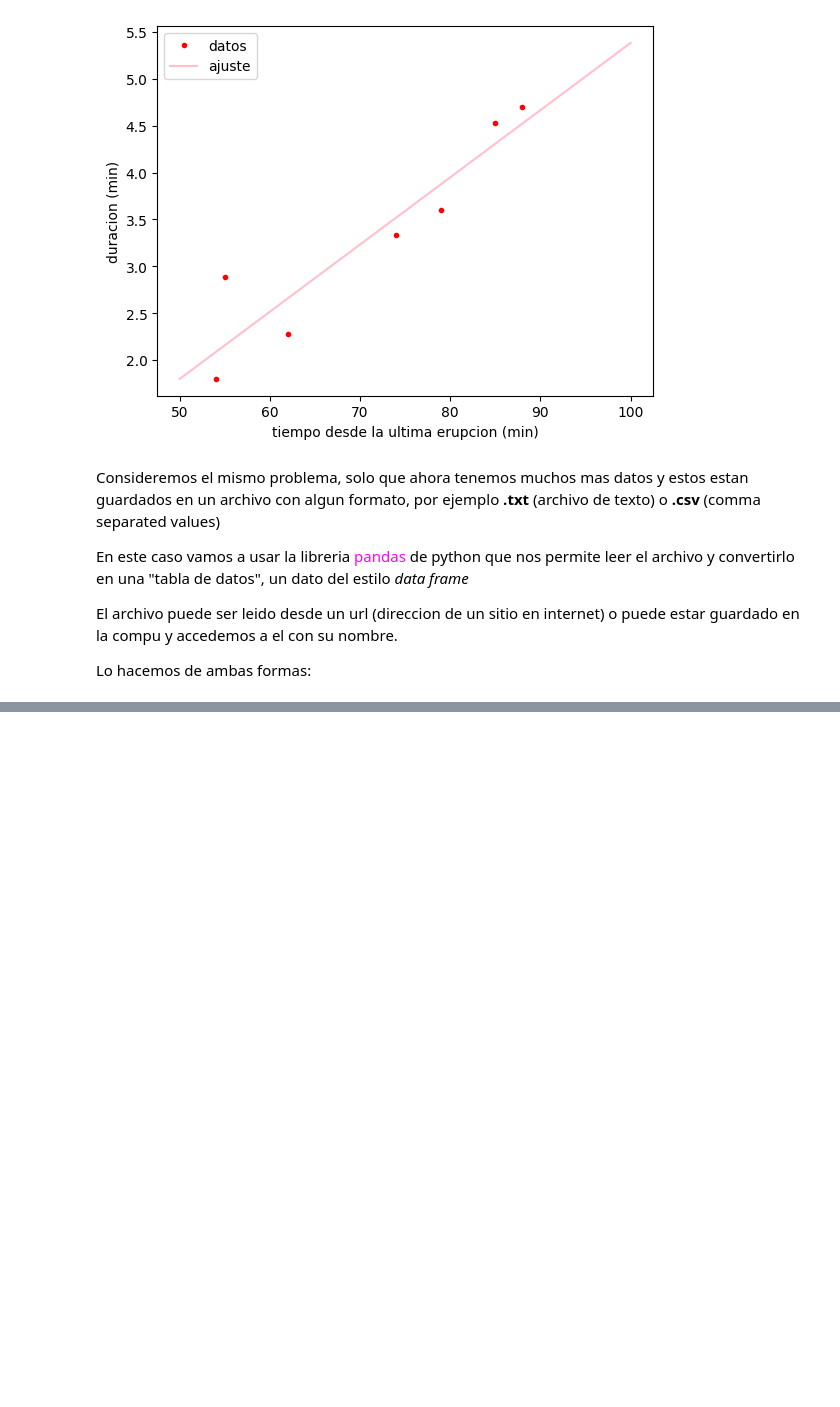
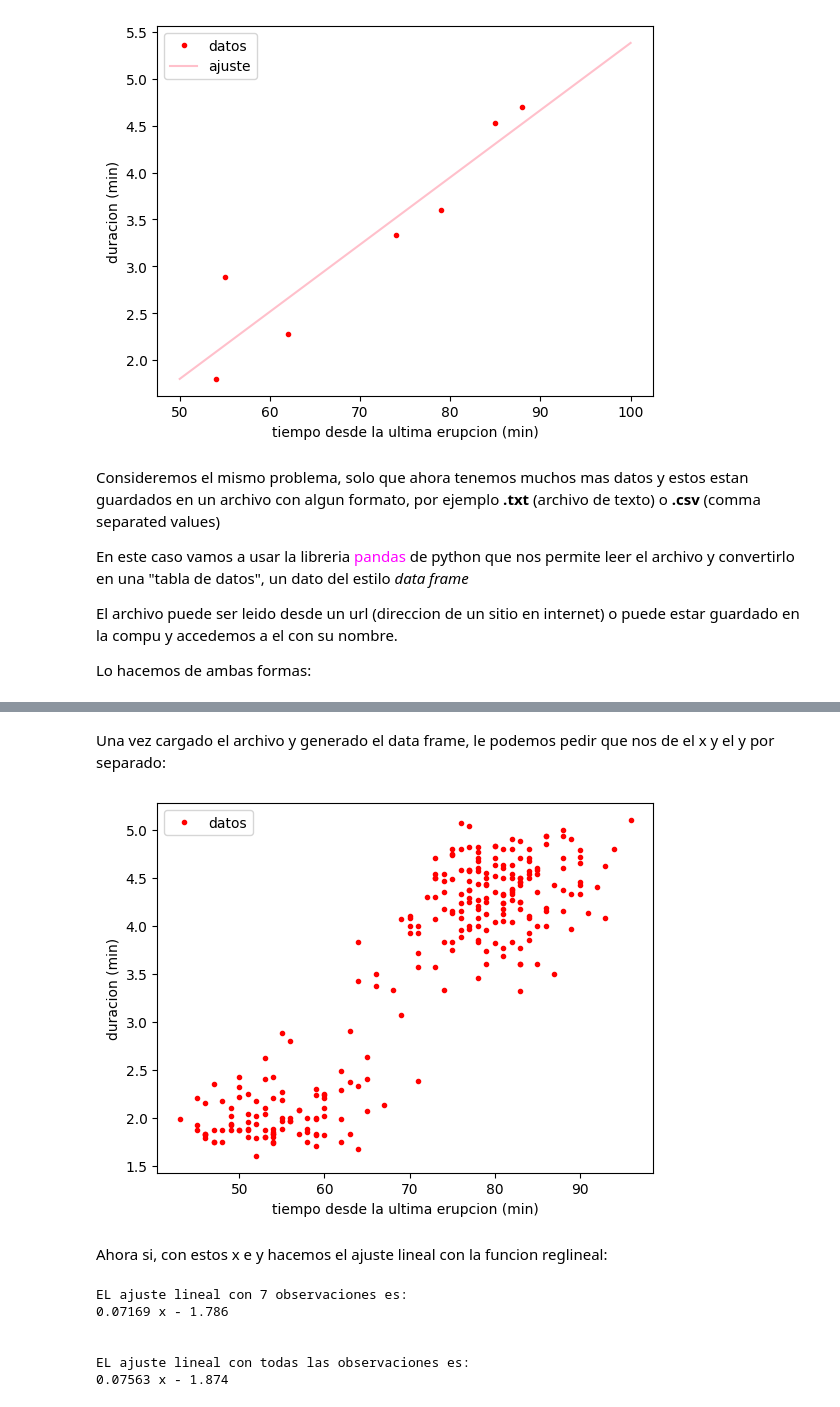
Before and after one commit to binaria010/Mate2B, a Jupyter notebook: Segunda Parte/MinimosCuadrados/Clase 1.ipynb, the cells around one changed output, grey strips where cells are left out. Cells and saved outputs as stored; diff of their text form; code cells hidden in the pictures; blank space fills up the shorter version.

```diff
--- a/Segunda Parte/MinimosCuadrados/Clase 1.ipynb
+++ b/Segunda Parte/MinimosCuadrados/Clase 1.ipynb
@@ -147,0 +148,18 @@ data_faithful.head()    #nos muestra las primeras 5 filas de los datos
+# %% [markdown]
+Una vez cargado el archivo y generado el data frame, le podemos pedir que nos de el x y el y por separado:
+# %%
+x_todas = np.array(data_faithful["waiting"])  # la columna "waiting" es la x, la convertimos en un array de numpy
+y_todas = np.array(data_faithful["eruptions"])  # la columna "eruptions" es la y, la convertimos en un array de numpy
+
+
+#ploteemos los datos para tener una idea:
+
+plt.plot(x_todas, y_todas, ".", label = "datos", color = "red")
+plt.ylabel("duracion (min)")
+plt.xlabel("tiempo desde la ultima erupcion (min)")
+plt.legend()
+plt.show()
+# %% [output]
+[figure, added]
+# %% [markdown]
+Ahora si, con estos x e y hacemos el ajuste lineal con la funcion reglineal:
@@ -147,0 +168,11 @@ data_faithful.head()    #nos muestra las primeras 5 filas de los datos
+# %%
+print("EL ajuste lineal con 7 observaciones es:  ", f)
+
+print("\n\nEL ajuste lineal con todas las observaciones es: ", f_completa)
+# %% [output]
+EL ajuste lineal con 7 observaciones es:
+0.07169 x - 1.786
+
+
+EL ajuste lineal con todas las observaciones es:
+0.07563 x - 1.874
```
Also changed, not shown: parts of 12 cells of this notebook.
